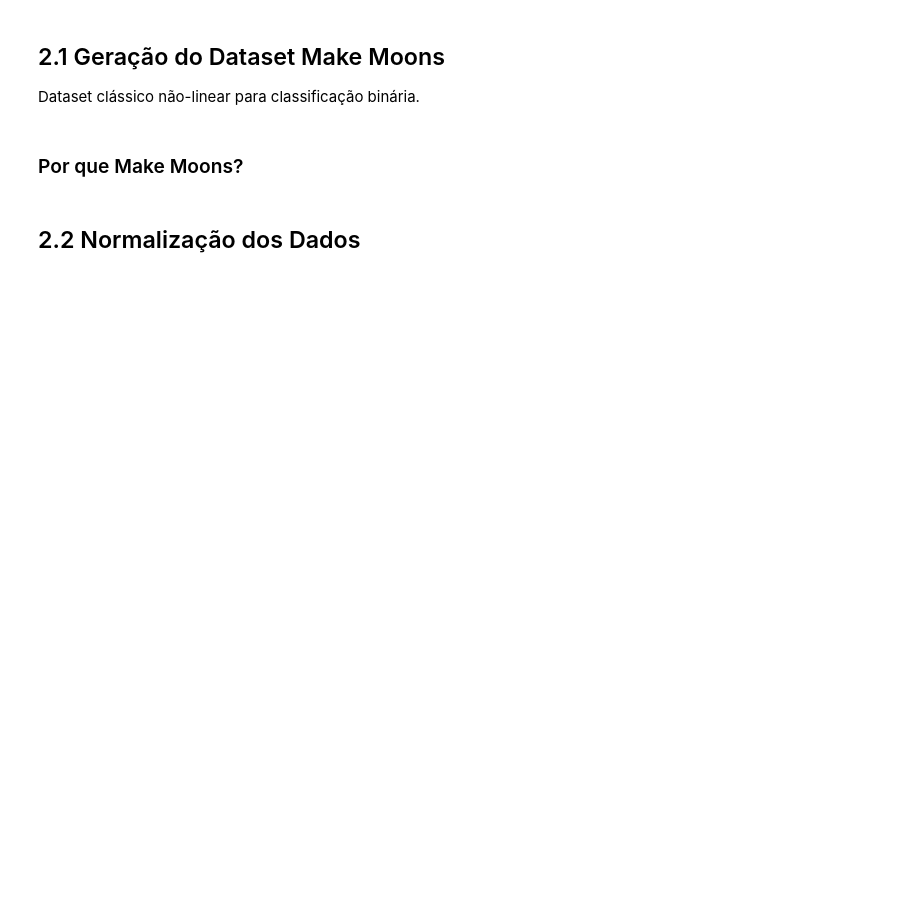
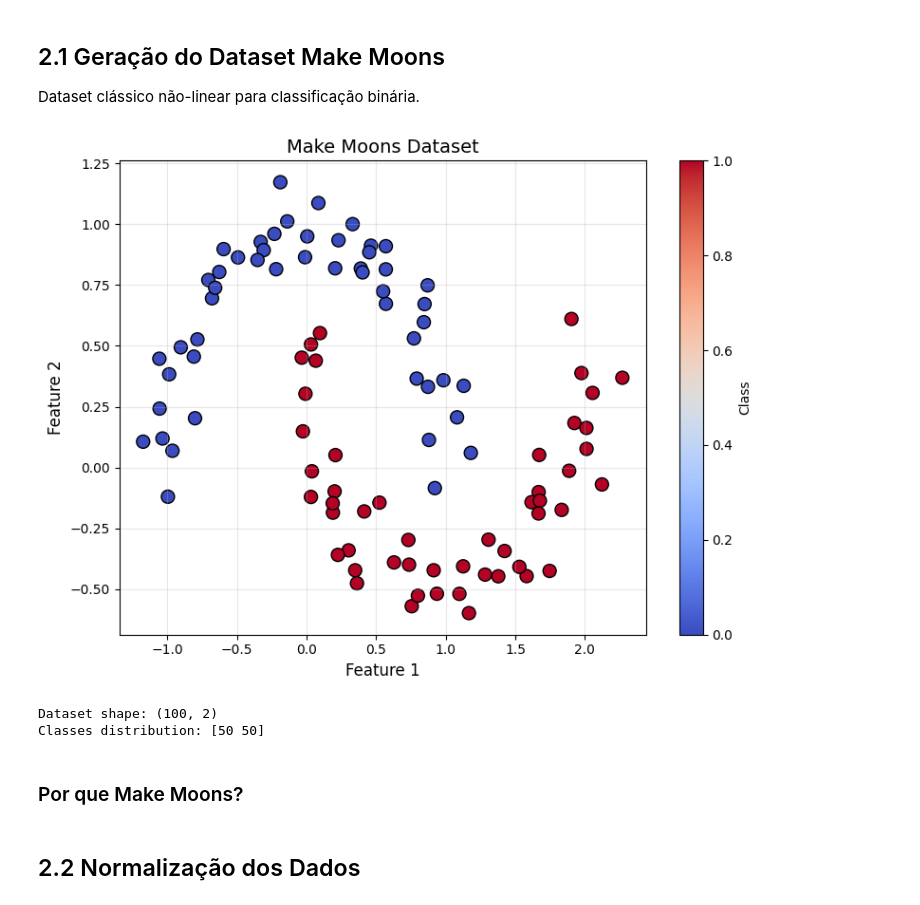
Before and after one commit to SapoSopa/QML, a Jupyter notebook: notebooks/02_dataset_circuito.ipynb, the cells around one changed output. Cells and saved outputs as stored; diff of their text form; code cells hidden in the pictures; blank space fills up the shorter version.

```diff
--- a/notebooks/02_dataset_circuito.ipynb
+++ b/notebooks/02_dataset_circuito.ipynb
@@ -10,17 +19,18 @@ from sklearn.preprocessing import StandardScaler
 
 Dataset clássico não-linear para classificação binária.
 # %%
-# TODO: Gerar make_moons
-# X, y = make_moons(n_samples=100, noise=0.1, random_state=42)
+# Gerar make_moons
+X, y = make_moons(n_samples=100, noise=0.1, random_state=42)
 
-# TODO: Visualizar dataset
-# plt.figure(figsize=(8, 6))
-# plt.scatter(X[:, 0], X[:, 1], c=y, cmap='coolwarm', edgecolors='k')
-# plt.title('Make Moons Dataset')
-# plt.xlabel('Feature 1')
-# plt.ylabel('Feature 2')
-# plt.colorbar(label='Class')
-# plt.show()
+# plot the dataset
+plot_dataset(X, y, title='Make Moons Dataset')
+
+print(f"Dataset shape: {X.shape}")
+print(f"Classes distribution: {np.bincount(y)}")
+# %% [output]
+[figure, added]
+Dataset shape: (100, 2)
+Classes distribution: [50 50]
 # %% [markdown]
 ### Por que Make Moons?
 
```
Also changed, not shown: parts of 9 cells of this notebook.
